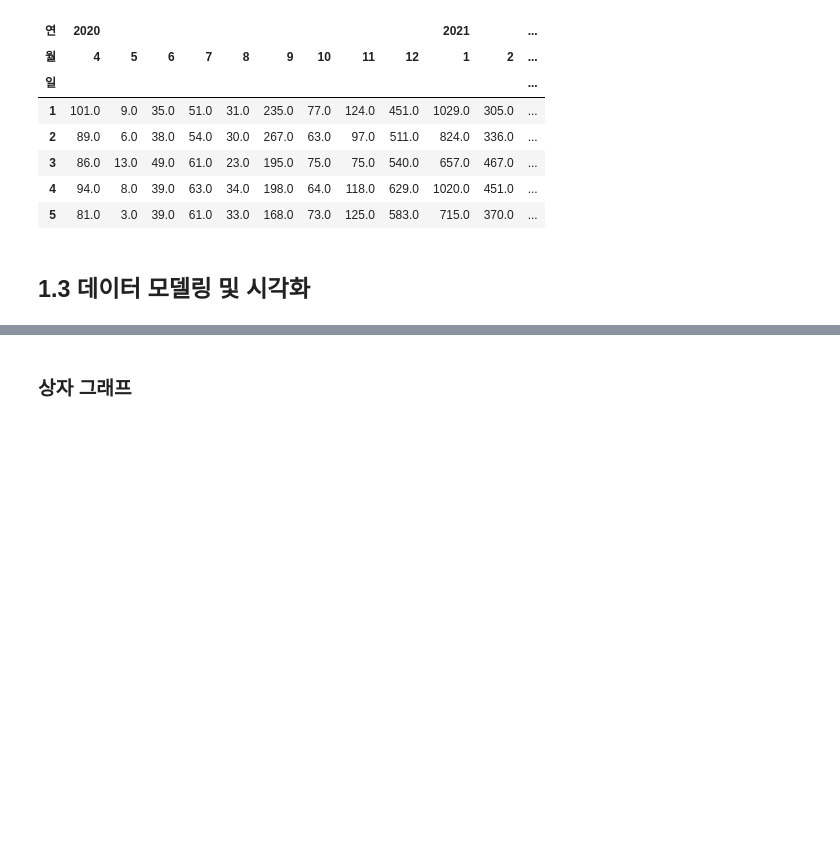
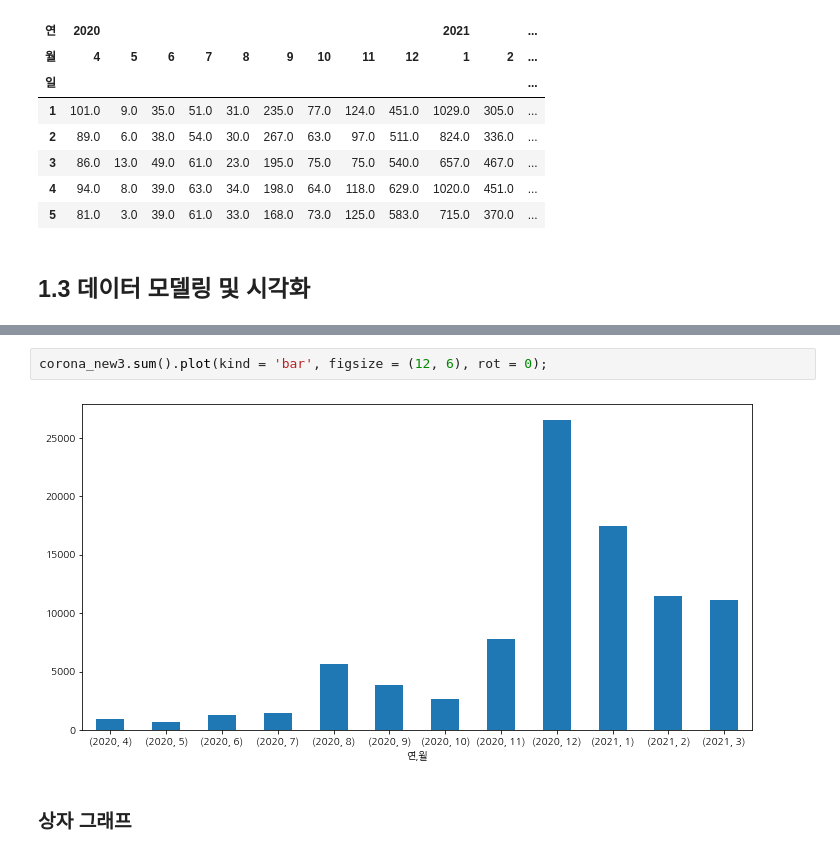
Before and after one commit to sagelab4data/first_da_2021_1, a Jupyter notebook: Day03_data_visualization.ipynb, the cells around one changed output, grey strips where cells are left out. Saved outputs shown, nothing was run; the diff lists cells and outputs as text; blank space fills up the shorter version.

```diff
--- a/Day03_data_visualization.ipynb
+++ b/Day03_data_visualization.ipynb
@@ -568,3 +680,7 @@ corona_new.cumsum().plot(figsize=(13, 5));
+# %%
+corona_new3.sum().plot(kind = 'bar', figsize = (12, 6), rot = 0);
+# %% [output]
+[figure, added]
 # %% [markdown]
 ### 상자 그래프
 # %%
```
Also changed, not shown: parts of 105 cells of this notebook.
